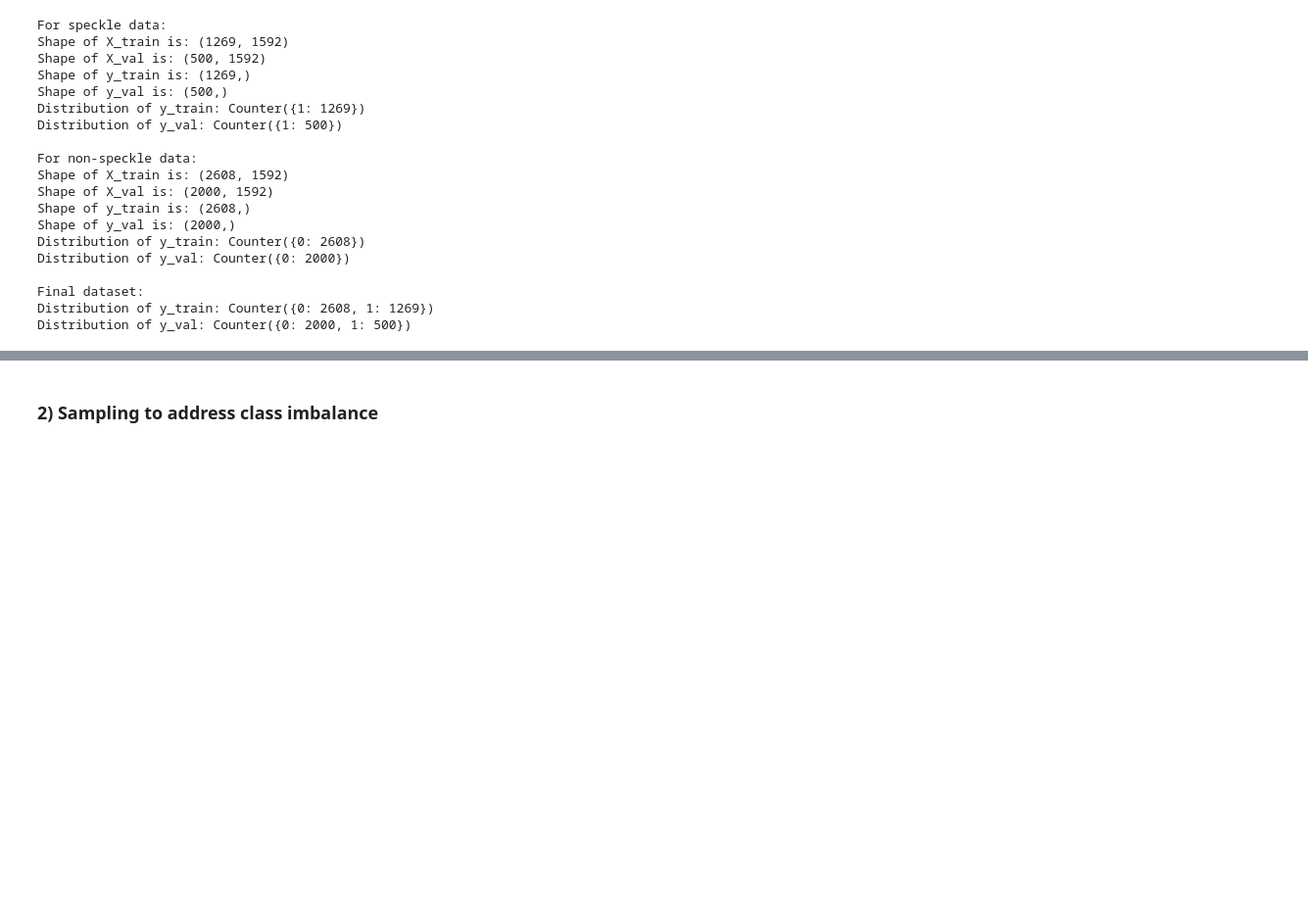
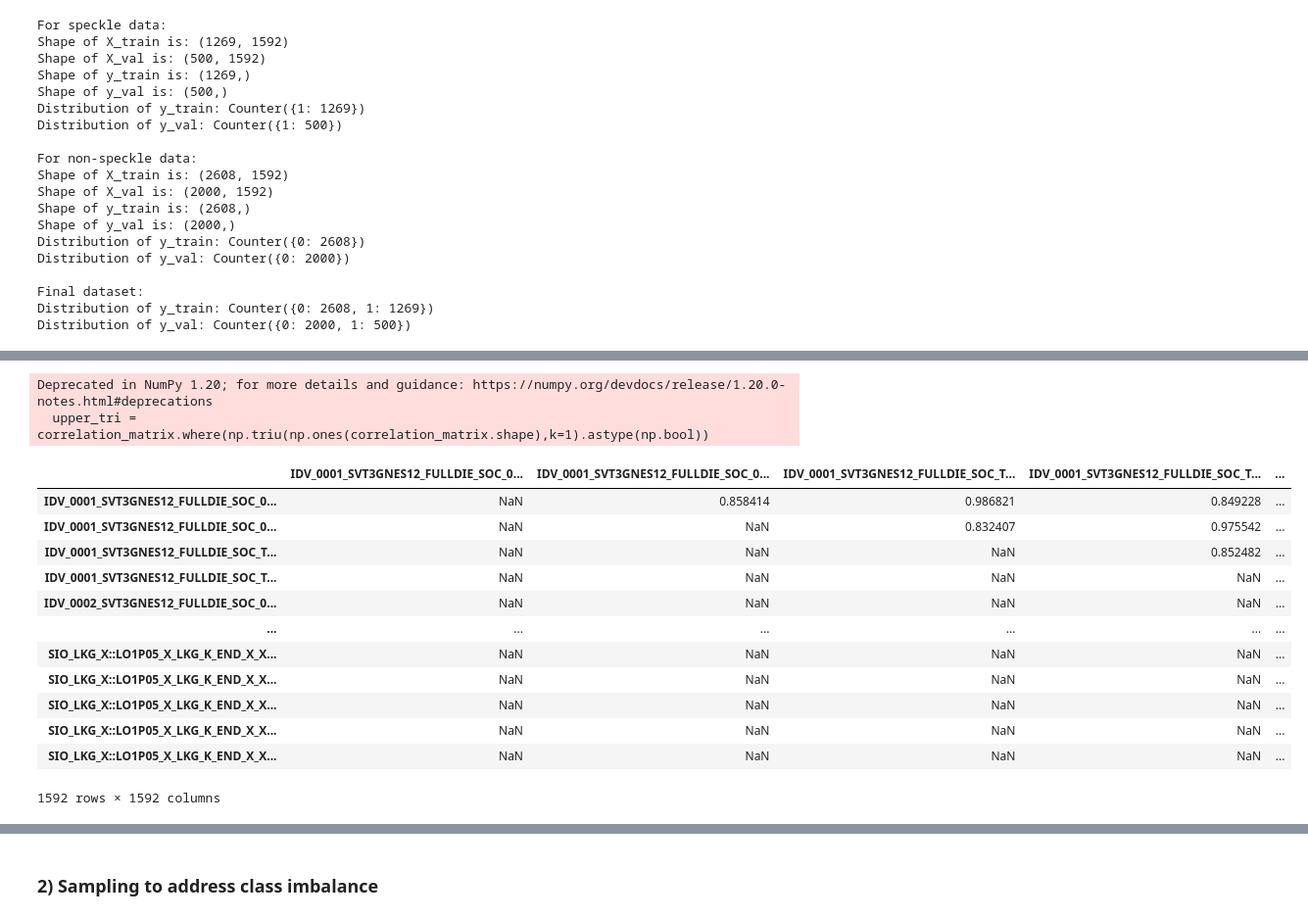
Before and after one commit to NicoleNL/ML-Speckle, a Jupyter notebook: ML Speckle.ipynb, the cells around one changed output, grey strips where cells are left out. Shown: that part at 98% size. Saved outputs shown, nothing was run; the diff lists cells and outputs as text; code cells hidden in the pictures; blank space fills up the shorter version.

```diff
--- a/ML Speckle.ipynb
+++ b/ML Speckle.ipynb
@@ -577,0 +658,21 @@ X_val_scaled
+# %%
+#To select the upper trigular matrix from the correlation matrix of features
+import numpy as np
+upper_tri = correlation_matrix.where(np.triu(np.ones(correlation_matrix.shape),k=1).astype(np.bool))
+display(upper_tri)
+# %% [output]
+Deprecated in NumPy 1.20; for more details and guidance: https://numpy.org/devdocs/release/1.20.0-notes.html#deprecations
+  upper_tri = correlation_matrix.where(np.triu(np.ones(correlation_matrix.shape),k=1).astype(np.bool))
+|  | IDV_0001_SVT3GNES12_FULLDIE_SOC_0... | IDV_0001_SVT3GNES12_FULLDIE_SOC_0... | IDV_0001_SVT3GNES12_FULLDIE_SOC_T... | IDV_0001_SVT3GNES12_FULLDIE_SOC_T... | ... |
+| IDV_0001_SVT3GNES12_FULLDIE_SOC_0... | NaN | 0.858414 | 0.986821 | 0.849228 | ... |
+| IDV_0001_SVT3GNES12_FULLDIE_SOC_0... | NaN | NaN | 0.832407 | 0.975542 | ... |
+| IDV_0001_SVT3GNES12_FULLDIE_SOC_T... | NaN | NaN | NaN | 0.852482 | ... |
+| IDV_0001_SVT3GNES12_FULLDIE_SOC_T... | NaN | NaN | NaN | NaN | ... |
+| IDV_0002_SVT3GNES12_FULLDIE_SOC_0... | NaN | NaN | NaN | NaN | ... |
+| ... | ... | ... | ... | ... | ... |
+| SIO_LKG_X::LO1P05_X_LKG_K_END_X_X... | NaN | NaN | NaN | NaN | ... |
+| SIO_LKG_X::LO1P05_X_LKG_K_END_X_X... | NaN | NaN | NaN | NaN | ... |
+| SIO_LKG_X::LO1P05_X_LKG_K_END_X_X... | NaN | NaN | NaN | NaN | ... |
+| SIO_LKG_X::LO1P05_X_LKG_K_END_X_X... | NaN | NaN | NaN | NaN | ... |
+| SIO_LKG_X::LO1P05_X_LKG_K_END_X_X... | NaN | NaN | NaN | NaN | ... |
+1592 rows × 1592 columns
```
Also changed, not shown: parts of 21 cells of this notebook.
